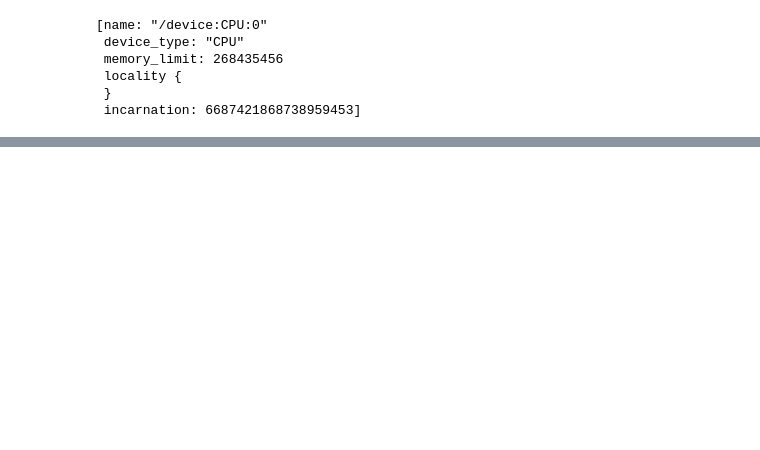
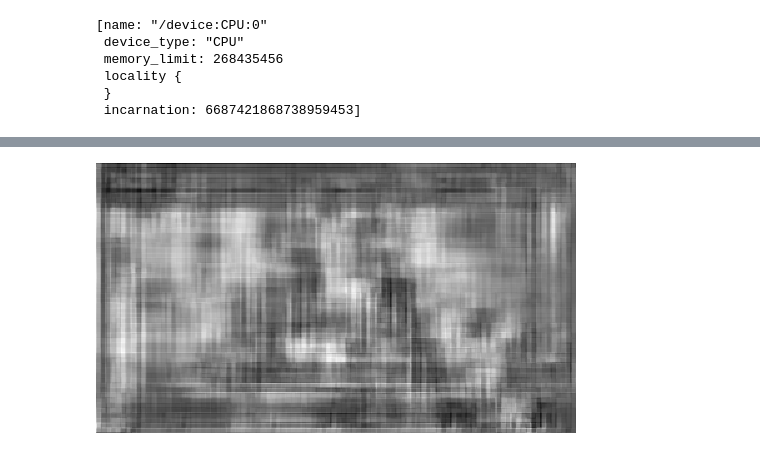
Before and after one commit to 510t/image_recognition, a Jupyter notebook: predict_heatmap.ipynb, the cells around one changed output, grey strips where cells are left out. Saved outputs shown, nothing was run; the diff lists cells and outputs as text; code cells hidden in the pictures; blank space fills up the shorter version.

```diff
--- a/predict_heatmap.ipynb
+++ b/predict_heatmap.ipynb
@@ -32,18 +32,19 @@ from tensorflow.keras import datasets, layers, models
 
 model = models.Sequential()
 # encoding
-model.add(layers.Conv2D(32, (5, 5), activation='relu', input_shape=(INPUT_HEIGHT, INPUT_WIDTH, 3), padding='same'))
+model.add(layers.Conv2D(64, (5, 5), activation='relu', input_shape=(INPUT_HEIGHT, INPUT_WIDTH, 3), padding='same'))
 model.add(layers.MaxPooling2D((5, 5), padding='same'))
-model.add(layers.Conv2D(16, (5, 5), activation='relu', padding='same'))
+model.add(layers.Conv2D(32, (5, 5), activation='relu', padding='same'))
 model.add(layers.MaxPooling2D((3, 3), padding='same'))
-model.add(layers.Conv2D(8, (5, 5), activation='relu', padding='same'))
+model.add(layers.Conv2D(32, (5, 5), activation='relu', padding='same'))
 model.add(layers.MaxPooling2D((2, 2), padding='same'))
+model.add(layers.Conv2D(32, (5, 5), activation='relu', padding='same'))
 # decoding
-model.add(layers.Conv2D(8, (5, 5), activation='relu', padding='same'))
+model.add(layers.Conv2D(32, (5, 5), activation='relu', padding='same'))
 model.add(layers.UpSampling2D((2, 2)))
-model.add(layers.Conv2D(16, (5, 5), activation='relu', padding='same'))
+model.add(layers.Conv2D(32, (5, 5), activation='relu', padding='same'))
 model.add(layers.UpSampling2D((3, 3)))
-model.add(layers.Conv2D(32, (5, 5), activation='relu', padding='same'))
+model.add(layers.Conv2D(64, (5, 5), activation='relu', padding='same'))
 model.add(layers.UpSampling2D((5, 5)))
 model.add(layers.Conv2D(1, (3, 3), activation='sigmoid', padding='same'))
 
@@ -95,4 +96,8 @@ y_dir = 'data/heatmap/'
 y = y_from_dir(y_dir)
 # %%
 # slice all data
-display(x[0])
+TRAIN_SIZE = 270
+x_train = x[:TRAIN_SIZE]
+x_test = x[TRAIN_SIZE:]
+y_train = y[:TRAIN_SIZE]
+y_test = y[TRAIN_SIZE:]
@@ -100,0 +104,2 @@ display(x[0])
+# %%
+model.fit(x_train, y_train, batch_size=10, epochs=5)
@@ -100,0 +118,5 @@ display(x[0])
+# %%
+y_pred = model.predict(x_test)
+pred_img = array_to_img(y_pred[3])
+pred_img
+# %% [output]
@@ -101,3 +124,4 @@ display(x[0])
+[figure, added]
 # %%
 import glob
 
```
Also changed, not shown: parts of 4 cells of this notebook.
